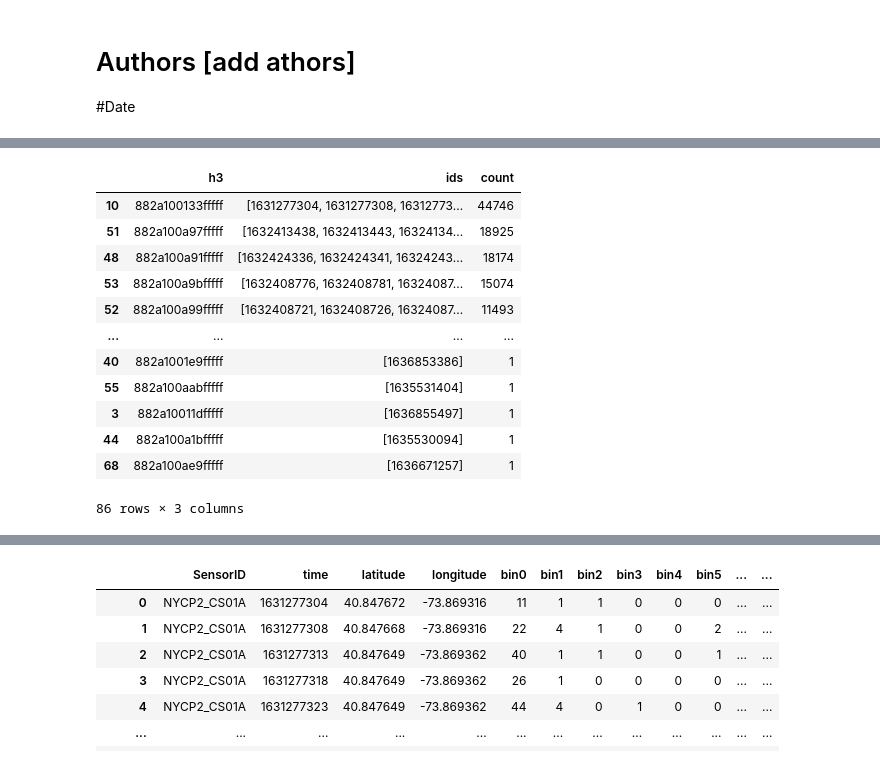
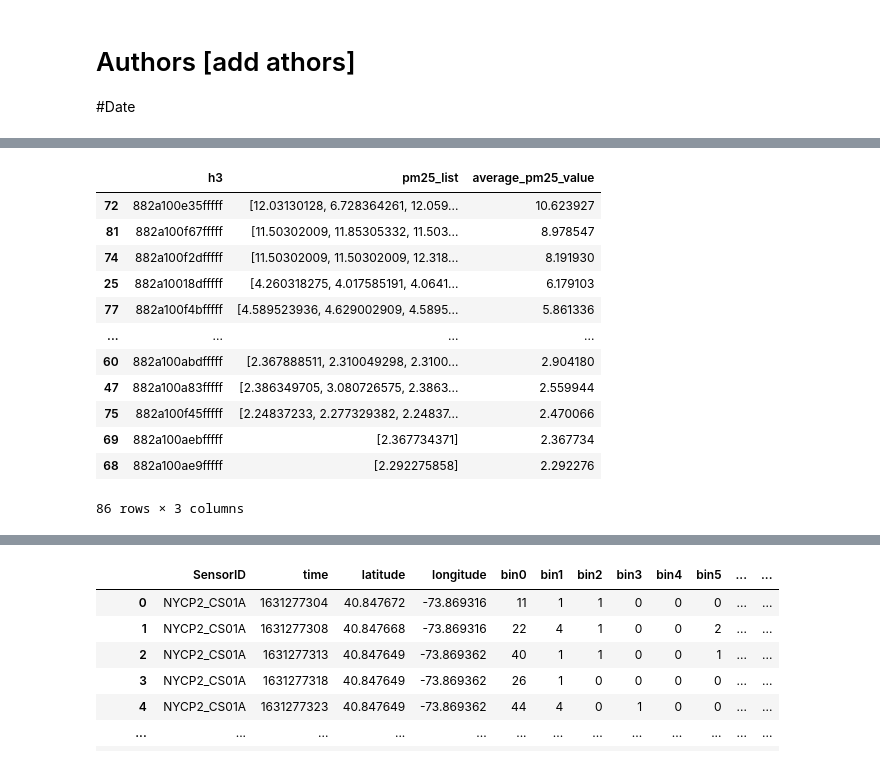
Before and after one commit to Dr-Isam-ALJAWARNEH/ds-project-Stratified-based-Geospatial-Online-Sampling, a Jupyter notebook: code/H3_with_plot.ipynb, the cells around one changed output, grey strips where cells are left out. Cells and saved outputs as stored; diff of their text form; code cells hidden in the pictures.

```diff
--- a/code/H3_with_plot.ipynb
+++ b/code/H3_with_plot.ipynb
@@ -31,7 +29,7 @@ else:
     POLYGON_PATH = "../data/"
 POLYGON_PATH += "nyc_polygon.geojson"
 # %%
-TRIPS_PATH = 'https://raw.githubusercontent.com/IsamAljawarneh/datasets/master/data/NYC_Pilot2_PM_Part1.csv'
+#TRIPS_PATH = 'https://raw.githubusercontent.com/IsamAljawarneh/datasets/master/data/NYC_Pilot2_PM_Part1.csv'
 POLYGON_PATH = 'https://raw.githubusercontent.com/IsamAljawarneh/datasets/master/data/nyc_polygon.geojson'
 # %%
 import pandas as pd
@@ -47,31 +45,31 @@ trips = pd.read_csv(TRIPS_PATH)
 # %%
 trips['h3'] = trips.apply(lambda x: h3.geo_to_h3(x.latitude, x.longitude, resolution = h3_resolution), axis=1)
 # %%
-trips_cut = trips[['time', 'h3']]
+trips_cut = trips[['pm25', 'h3']]
 # %%
-pickup_g = (trips_cut
+df_pm25 = (trips_cut
                           .groupby('h3')
-                          .time
+                          .pm25
                           .agg(list)
-                          .to_frame("ids")
+                          .to_frame("pm25_list")
                           .reset_index())# Let's count each points inside the hexagon
 
-pickup_g['count'] =(pickup_g['ids'].apply(lambda x:len(x)))
+df_pm25['average_pm25_value'] =(df_pm25['pm25_list'].apply(lambda x:sum(x)/len(x)))
 # %%
-pickup_g.sort_values('count',ascending=False)
+df_pm25.sort_values('average_pm25_value',ascending=False)
 # %% [output]
-|  | h3 | ids | count |
-| 10 | 882a100133fffff | [1631277304, 1631277308, 16312773... | 44746 |
-| 51 | 882a100a97fffff | [1632413438, 1632413443, 16324134... | 18925 |
-| 48 | 882a100a91fffff | [1632424336, 1632424341, 16324243... | 18174 |
-| 53 | 882a100a9bfffff | [1632408776, 1632408781, 16324087... | 15074 |
-| 52 | 882a100a99fffff | [1632408721, 1632408726, 16324087... | 11493 |
+|  | h3 | pm25_list | average_pm25_value |
+| 72 | 882a100e35fffff | [12.03130128, 6.728364261, 12.059... | 10.623927 |
+| 81 | 882a100f67fffff | [11.50302009, 11.85305332, 11.503... | 8.978547 |
+| 74 | 882a100f2dfffff | [11.50302009, 11.50302009, 12.318... | 8.191930 |
+| 25 | 882a10018dfffff | [4.260318275, 4.017585191, 4.0641... | 6.179103 |
+| 77 | 882a100f4bfffff | [4.589523936, 4.629002909, 4.5895... | 5.861336 |
 | ... | ... | ... | ... |
-| 40 | 882a1001e9fffff | [1636853386] | 1 |
-| 55 | 882a100aabfffff | [1635531404] | 1 |
-| 3 | 882a10011dfffff | [1636855497] | 1 |
-| 44 | 882a100a1bfffff | [1635530094] | 1 |
-| 68 | 882a100ae9fffff | [1636671257] | 1 |
+| 60 | 882a100abdfffff | [2.367888511, 2.310049298, 2.3100... | 2.904180 |
+| 47 | 882a100a83fffff | [2.386349705, 3.080726575, 2.3863... | 2.559944 |
+| 75 | 882a100f45fffff | [2.24837233, 2.277329382, 2.24837... | 2.470066 |
+| 69 | 882a100aebfffff | [2.367734371] | 2.367734 |
+| 68 | 882a100ae9fffff | [2.292275858] | 2.292276 |
 86 rows × 3 columns
 # %%
 from shapely.geometry import Polygon
```
Also changed, not shown: parts of 7 cells of this notebook, 1 other file.
